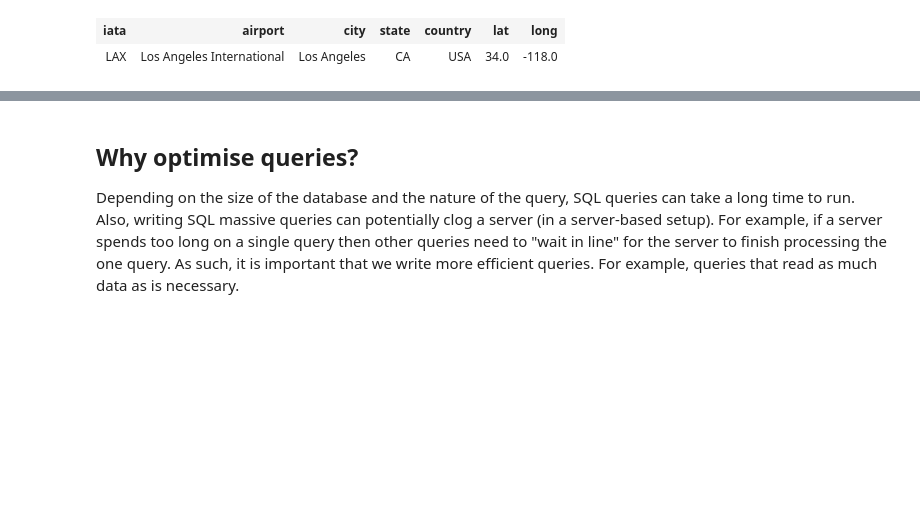
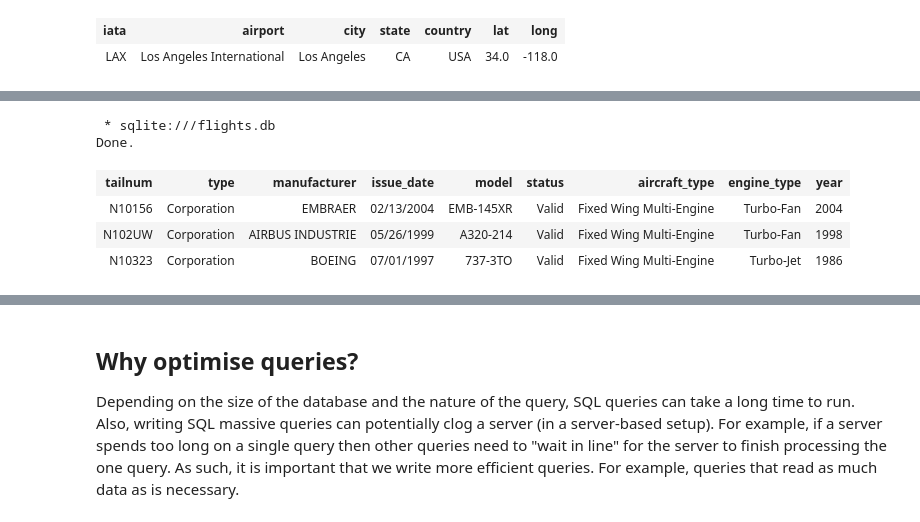
Before and after one commit to endiesworld/Explore_sql_mcqs, a Jupyter notebook: Optimising_SQL_Queries/10_Optimising_sql_queries.ipynb, the cells around one changed output, grey strips where cells are left out. Cells and saved outputs as stored; diff of their text form; code cells hidden in the pictures; blank space fills up the shorter version.

```diff
--- a/Optimising_SQL_Queries/10_Optimising_sql_queries.ipynb
+++ b/Optimising_SQL_Queries/10_Optimising_sql_queries.ipynb
@@ -435,0 +463,13 @@ Done.
+# %%
+%%sql
+SELECT *
+FROM planes
+WHERE manufacturer IS NOT NULL AND model IS NOT NULL
+LIMIT 3
+# %% [output]
+ * sqlite:///flights.db
+Done.
+| tailnum | type | manufacturer | issue_date | model | status | aircraft_type | engine_type | year |
+| N10156 | Corporation | EMBRAER | 02/13/2004 | EMB-145XR | Valid | Fixed Wing Multi-Engine | Turbo-Fan | 2004 |
+| N102UW | Corporation | AIRBUS INDUSTRIE | 05/26/1999 | A320-214 | Valid | Fixed Wing Multi-Engine | Turbo-Fan | 1998 |
+| N10323 | Corporation | BOEING | 07/01/1997 | 737-3TO | Valid | Fixed Wing Multi-Engine | Turbo-Jet | 1986 |
```
Also changed, not shown: parts of 7 cells of this notebook, 1 other file.
